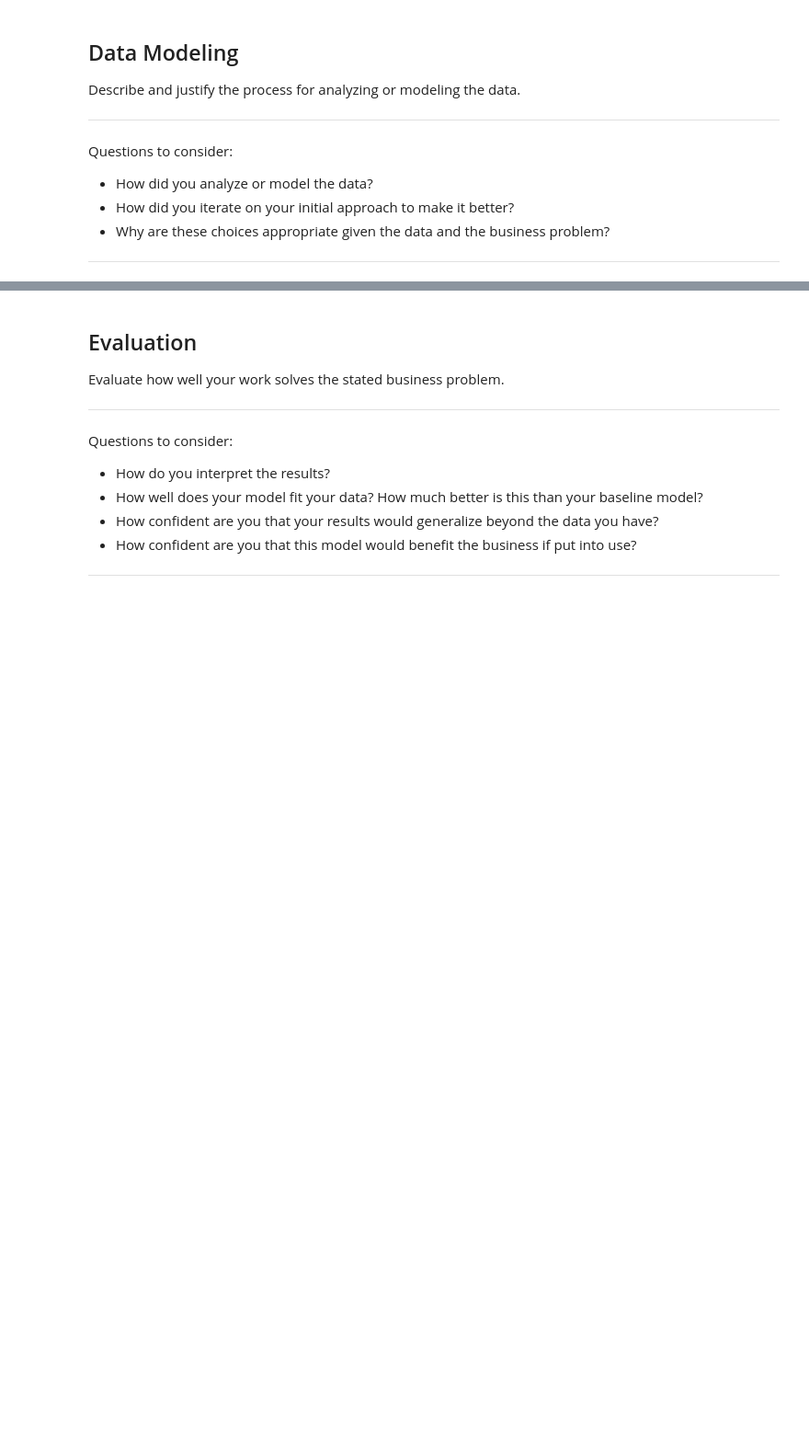
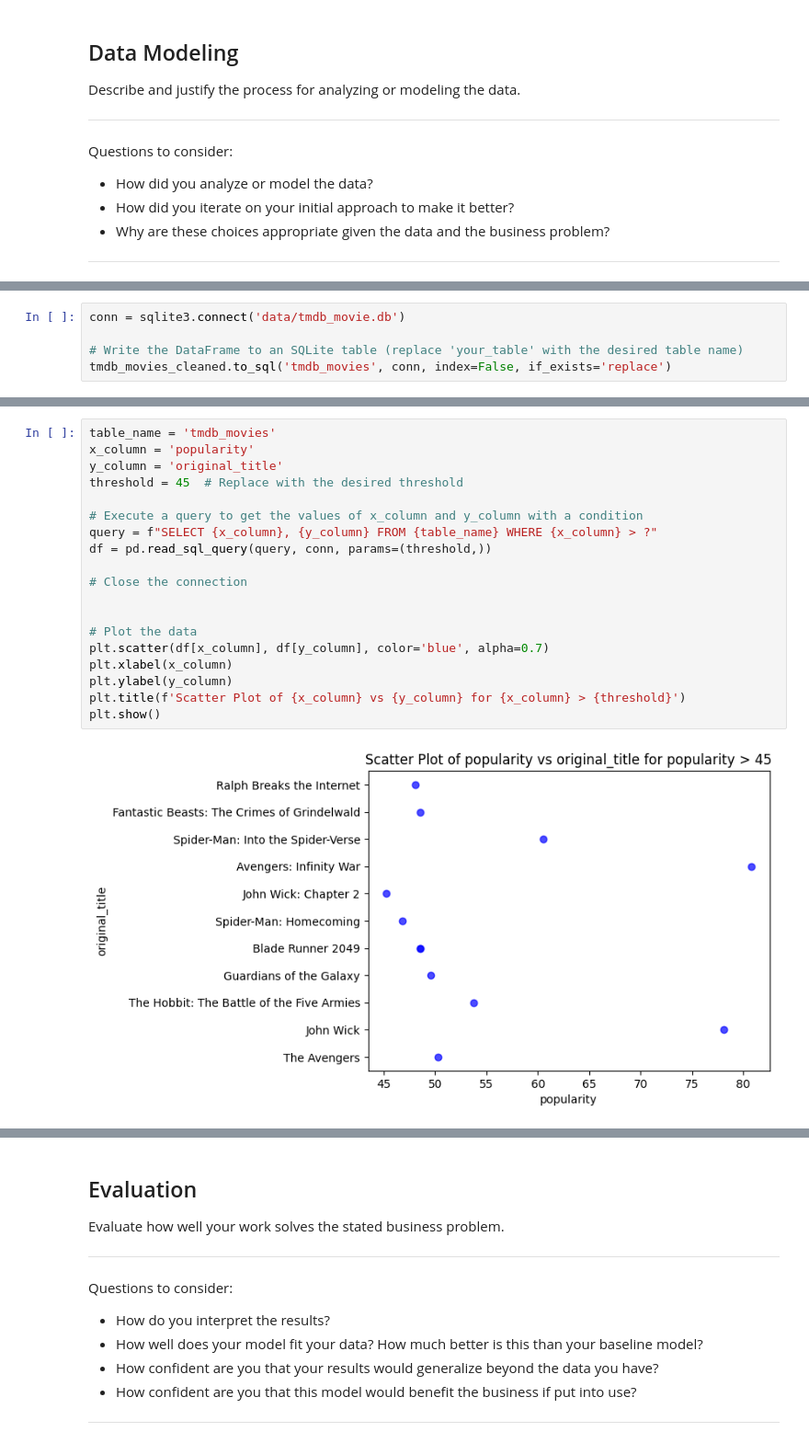
Before and after one commit to likebubba/Microsoft-Phase-1-Project, a Jupyter notebook: student.ipynb, the cells around one changed output, grey strips where cells are left out. Shown at 92% size. Cells and saved outputs as stored; diff of their text form; blank space fills up the shorter version.

```diff
--- a/student.ipynb
+++ b/student.ipynb
@@ -76,0 +400,5 @@ Questions to consider:
+# %%
+conn = sqlite3.connect('data/tmdb_movie.db')
+
+# Write the DataFrame to an SQLite table (replace 'your_table' with the desired table name)
+tmdb_movies_cleaned.to_sql('tmdb_movies', conn, index=False, if_exists='replace')
@@ -76,0 +454,21 @@ Questions to consider:
+# %%
+table_name = 'tmdb_movies'
+x_column = 'popularity'
+y_column = 'original_title'
+threshold = 45  # Replace with the desired threshold
+
+# Execute a query to get the values of x_column and y_column with a condition
+query = f"SELECT {x_column}, {y_column} FROM {table_name} WHERE {x_column} > ?"
+df = pd.read_sql_query(query, conn, params=(threshold,))
+
+# Close the connection
+
+
+# Plot the data
+plt.scatter(df[x_column], df[y_column], color='blue', alpha=0.7)
+plt.xlabel(x_column)
+plt.ylabel(y_column)
+plt.title(f'Scatter Plot of {x_column} vs {y_column} for {x_column} > {threshold}')
+plt.show()
+# %% [output]
+[figure, added]
```
Also changed, not shown: parts of 40 cells of this notebook, 4 other files.
